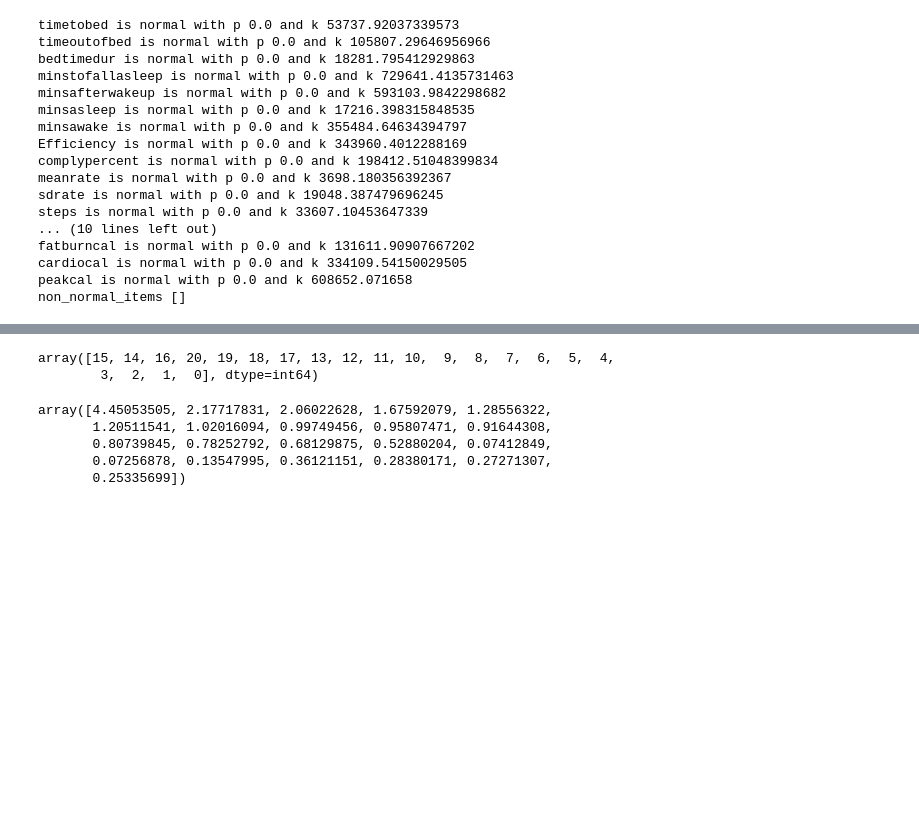
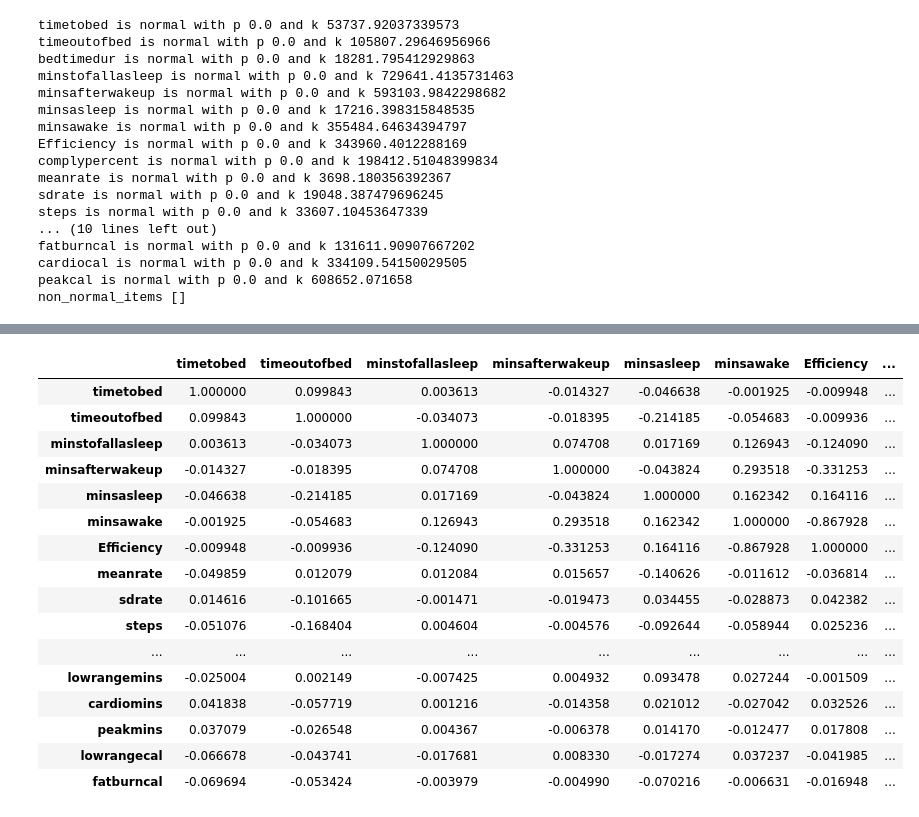
Before and after one commit to EAltunoglu/cmpe492, a Jupyter notebook: sleep_activity/sleep_activity.ipynb, the cells around one changed output, grey strips where cells are left out. Drawn from its saved outputs; the diff is of its cells as text; code cells hidden in the pictures; blank space fills up the shorter version.

```diff
--- a/sleep_activity/sleep_activity.ipynb
+++ b/sleep_activity/sleep_activity.ipynb
@@ -144,6 +150,25 @@ array([5.36871783e-01, 3.68767482e-01, 7.64381442e-02, 1.76083449e-02,
 normalized_sleep_activity = (sleep_activity-sleep_activity.mean())/sleep_activity.std()
 # %%
 cov_matrix = normalized_sleep_activity.cov()
+cov_matrix
+# %% [output]
+|  | timetobed | timeoutofbed | minstofallasleep | minsafterwakeup | minsasleep | minsawake | Efficiency | ... |
+| timetobed | 1.000000 | 0.099843 | 0.003613 | -0.014327 | -0.046638 | -0.001925 | -0.009948 | ... |
+| timeoutofbed | 0.099843 | 1.000000 | -0.034073 | -0.018395 | -0.214185 | -0.054683 | -0.009936 | ... |
+| minstofallasleep | 0.003613 | -0.034073 | 1.000000 | 0.074708 | 0.017169 | 0.126943 | -0.124090 | ... |
+| minsafterwakeup | -0.014327 | -0.018395 | 0.074708 | 1.000000 | -0.043824 | 0.293518 | -0.331253 | ... |
+| minsasleep | -0.046638 | -0.214185 | 0.017169 | -0.043824 | 1.000000 | 0.162342 | 0.164116 | ... |
+| minsawake | -0.001925 | -0.054683 | 0.126943 | 0.293518 | 0.162342 | 1.000000 | -0.867928 | ... |
+| Efficiency | -0.009948 | -0.009936 | -0.124090 | -0.331253 | 0.164116 | -0.867928 | 1.000000 | ... |
+| meanrate | -0.049859 | 0.012079 | 0.012084 | 0.015657 | -0.140626 | -0.011612 | -0.036814 | ... |
+| sdrate | 0.014616 | -0.101665 | -0.001471 | -0.019473 | 0.034455 | -0.028873 | 0.042382 | ... |
+| steps | -0.051076 | -0.168404 | 0.004604 | -0.004576 | -0.092644 | -0.058944 | 0.025236 | ... |
+| ... | ... | ... | ... | ... | ... | ... | ... | ... |
+| lowrangemins | -0.025004 | 0.002149 | -0.007425 | 0.004932 | 0.093478 | 0.027244 | -0.001509 | ... |
+| cardiomins | 0.041838 | -0.057719 | 0.001216 | -0.014358 | 0.021012 | -0.027042 | 0.032526 | ... |
+| peakmins | 0.037079 | -0.026548 | 0.004367 | -0.006378 | 0.014170 | -0.012477 | 0.017808 | ... |
+| lowrangecal | -0.066678 | -0.043741 | -0.017681 | 0.008330 | -0.017274 | 0.037237 | -0.041985 | ... |
+| fatburncal | -0.069694 | -0.053424 | -0.003979 | -0.004990 | -0.070216 | -0.006631 | -0.016948 | ... |
 # %%
 from numpy.linalg import eig
 
@@ -152,16 +177,3 @@ us_egnvalues, us_egnvectors = eig(cov_matrix)
 total_egnvalues = sum(us_egnvalues)
 
 var_exp = [(i/total_egnvalues) for i in sorted(us_egnvalues, reverse=True)]
-# %%
-np.argsort(us_egnvalues)
-# %% [output]
-array([15, 14, 16, 20, 19, 18, 17, 13, 12, 11, 10,  9,  8,  7,  6,  5,  4,
-        3,  2,  1,  0], dtype=int64)
-# %%
-eig(cov_matrix)[0]
-# %% [output]
-array([4.45053505, 2.17717831, 2.06022628, 1.67592079, 1.28556322,
-       1.20511541, 1.02016094, 0.99749456, 0.95807471, 0.91644308,
-       0.80739845, 0.78252792, 0.68129875, 0.52880204, 0.07412849,
-       0.07256878, 0.13547995, 0.36121151, 0.28380171, 0.27271307,
-       0.25335699])
```
Also changed, not shown: parts of 12 cells of this notebook.
